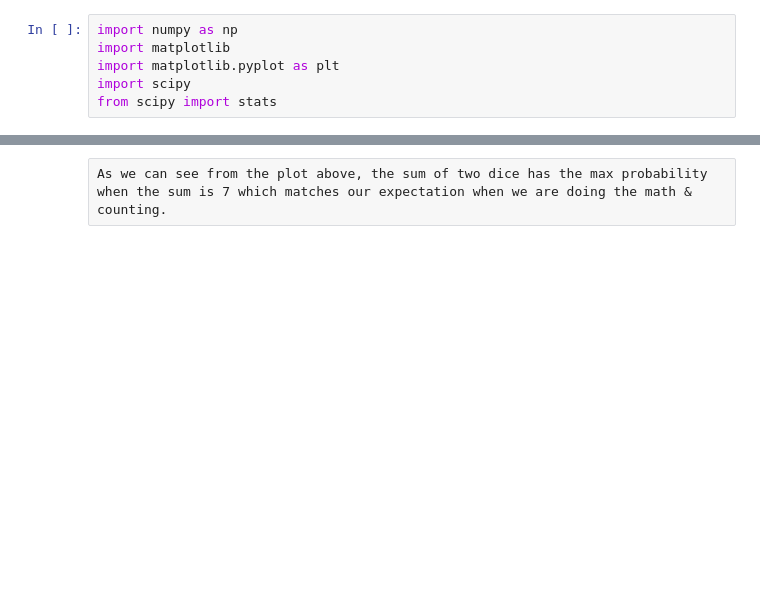
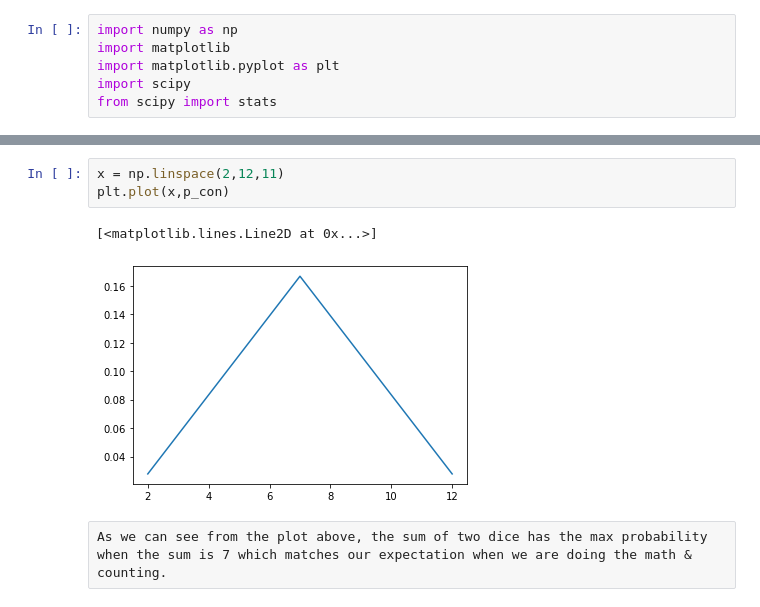
Before and after one commit to Mengjun74/lab, a Jupyter notebook: hw2.ipynb, the cells around one changed output, grey strips where cells are left out. Drawn from its saved outputs; the diff is of its cells as text; blank space fills up the shorter version.

```diff
--- a/hw2.ipynb
+++ b/hw2.ipynb
@@ -64,3 +40,9 @@ Text(0.5, 0, 'X')
+# %%
+x = np.linspace(2,12,11)
+plt.plot(x,p_con)
+# %% [output]
+[<matplotlib.lines.Line2D at 0x...>]
+[figure, added]
 # %% [raw]
 As we can see from the plot above, the sum of two dice has the max probability when the sum is 7 which matches our expectation when we are doing the math & counting.
 # %% [markdown]
```
Also changed, not shown: parts of 20 cells of this notebook, 2 other files.
